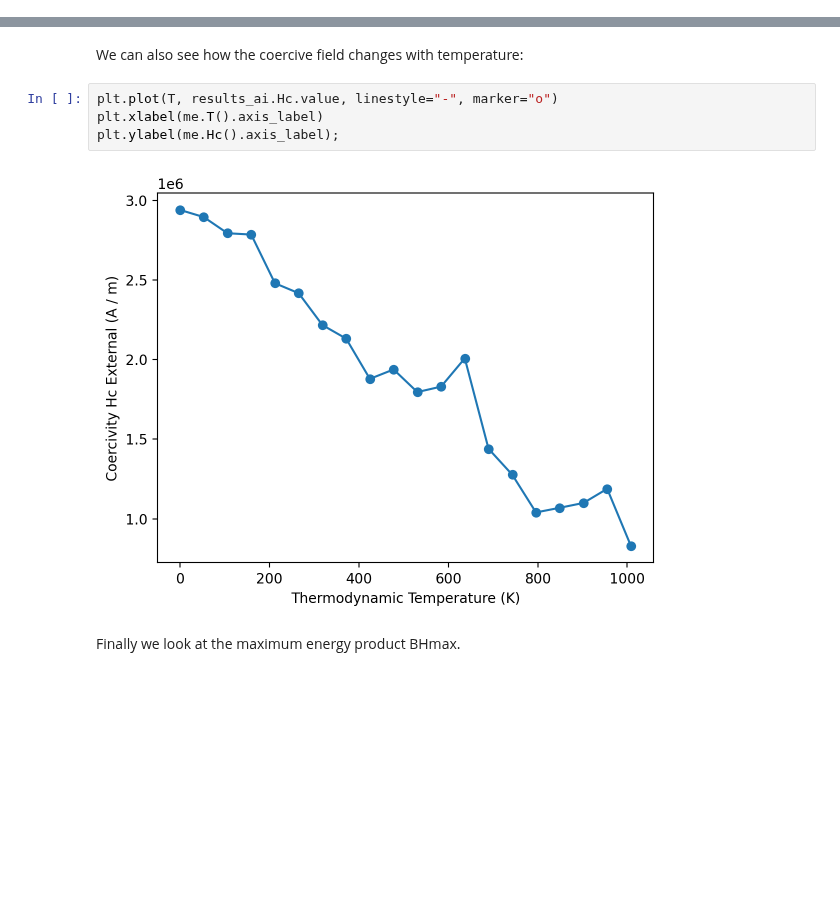
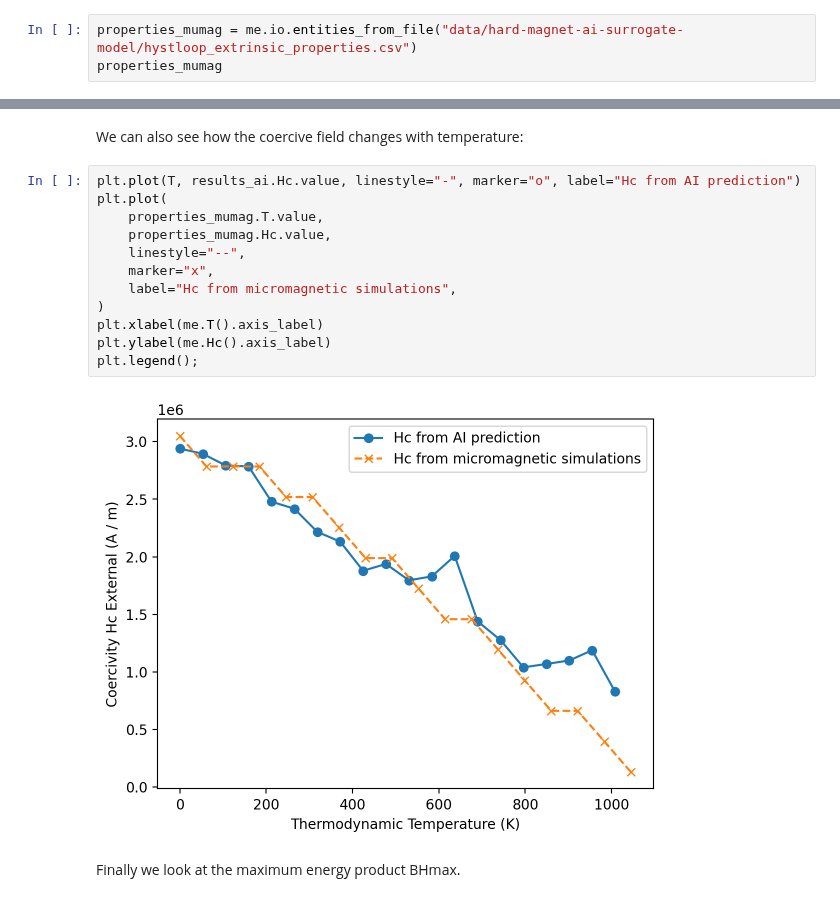
Before and after one commit to MaMMoS-project/mammos, a Jupyter notebook: examples/hard-magnet-ai-surrogate-model.ipynb, the cells around one changed output, grey strips where cells are left out. Drawn from its saved outputs; the diff is of its cells as text; blank space fills up the shorter version.

```diff
--- a/examples/hard-magnet-ai-surrogate-model.ipynb
+++ b/examples/hard-magnet-ai-surrogate-model.ipynb
@@ -115,0 +116,3 @@ We known that the remanence Mr for hard magnets is approximately the saturation
+# %%
+properties_mumag = me.io.entities_from_file("data/hard-magnet-ai-surrogate-model/hystloop_extrinsic_properties.csv")
+properties_mumag
@@ -124,11 +151,19 @@ plt.legend();
 # %% [markdown]
 We can also see how the coercive field changes with temperature:
 # %%
-plt.plot(T, results_ai.Hc.value, linestyle="-", marker="o")
+plt.plot(T, results_ai.Hc.value, linestyle="-", marker="o", label="Hc from AI prediction")
+plt.plot(
+    properties_mumag.T.value,
+    properties_mumag.Hc.value,
+    linestyle="--",
+    marker="x",
+    label="Hc from micromagnetic simulations",
+)
 plt.xlabel(me.T().axis_label)
-plt.ylabel(me.Hc().axis_label);
+plt.ylabel(me.Hc().axis_label)
+plt.legend();
 # %% [output]
-[figure, old version]
+[figure, new version]
 # %% [markdown]
 Finally we look at the maximum energy product BHmax.
 # %%
```
Also changed, not shown: parts of 10 cells of this notebook, 1 other file.
